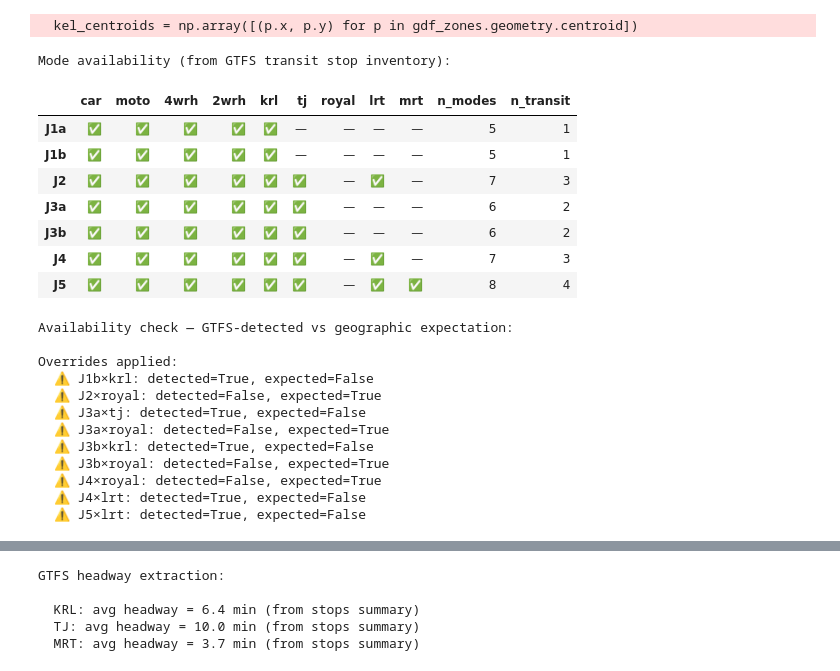
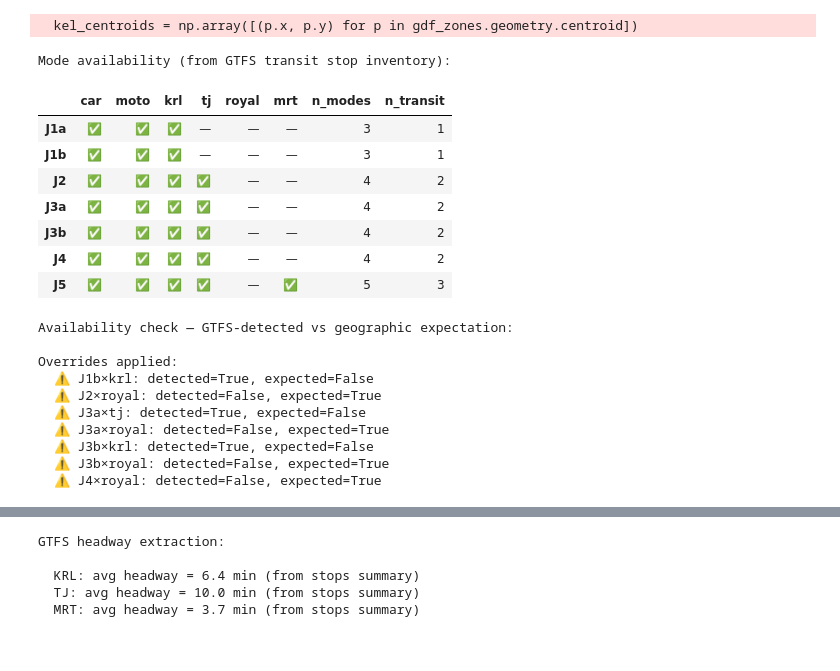
Before and after one commit to dhaneswaramandrasa/Jabodetabek-Transit-Equity-Mapper, a Jupyter notebook: notebooks/trans-eng-final/01_data_prep.ipynb, the cells around one changed output, grey strips where cells are left out. Cells and saved outputs as stored; diff of their text form; code cells hidden in the pictures.

```diff
--- a/notebooks/trans-eng-final/01_data_prep.ipynb
+++ b/notebooks/trans-eng-final/01_data_prep.ipynb
@@ -349,88 +349,82 @@ dtype: int64
 # %%
 # Determine mode availability from transit stops
 # A mode is "available" if it has at least 1 stop in the zone
-MODE_LABELS = ["car", "moto", "4wrh", "2wrh", "krl", "tj", "royal", "lrt", "mrt"]
+MODE_LABELS = ["car", "moto", "krl", "tj", "royal", "mrt"]
 
-# Initialize — private + ridehailing always available
-AVAIL = {z: {m: True for m in ["car", "moto", "4wrh", "2wrh"]} for z in ZONE_ORDER}
+# Initialize — private modes always available
+AVAIL = {z: {m: True for m in ["car", "moto"]} for z in ZONE_ORDER}
 
 # Check transit modes from stops data
 # GTFS mode mapping: "BRT" → TJ, "KRL" → KRL, "MRT" → MRT
 # RoyalTrans: check stops with route_ids containing "Royal" or fare_tier = "premium"
-# LRT: check for LRT mode or routes with "LRT" in name
 
-gtfs_mode_map = {"BRT": "tj", "KRL": "krl", "MRT": "mrt", "LRT": "lrt"}
+gtfs_mode_map = {"BRT": "tj", "KRL": "krl", "MRT": "mrt"}
 
 for z in ZONE_ORDER:
     z_stops = stops_in_zones[stops_in_zones["zone_id"] == z]
 
     # Initialize transit modes as unavailable
-    for mode in ["krl", "tj", "royal", "lrt", "mrt"]:
+    for mode in ["krl", "tj", "royal", "mrt"]:
         AVAIL[z][mode] = False
 
     # Check from mode column
     modes_present = set(z_stops["mode"].dropna().unique())
     for gtfs_m, our_m in gtfs_mode_map.items():
         if gtfs_m in modes_present:
             AVAIL[z][our_m] = True
 
     # Check RoyalTrans: look for premium fare tier or "Royal" in route_ids
     if "premium" in z_stops["fare_tier"].dropna().values:
         AVAIL[z]["royal"] = True
     # Also check route_ids for royal
     royal_routes = z_stops["route_ids"].dropna().str.contains("Royal|royal", case=False, na=False)
     if royal_routes.any():
         AVAIL[z]["royal"] = True
 
-    # Check LRT separately
-    lrt_routes = z_stops["route_ids"].dropna().str.contains("LRT|lrt", case=False, na=False)
-    if lrt_routes.any() or "LRT" in modes_present:
-        AVAIL[z]["lrt"] = True
-
 # Build DataFrame
 df_avail = pd.DataFrame(AVAIL).T
 df_avail = df_avail.reindex(ZONE_ORDER)[MODE_LABELS]
 
 # Display
 display_df = df_avail.replace({True: "✅", False: "—"})
 display_df["n_modes"] = df_avail.sum(axis=1).astype(int)
-display_df["n_transit"] = df_avail[["krl", "tj", "royal", "lrt", "mrt"]].sum(axis=1).astype(int)
+display_df["n_transit"] = df_avail[["krl", "tj", "royal", "mrt"]].sum(axis=1).astype(int)
 print("Mode availability (from GTFS transit stop inventory):\n")
 display_df
 # %% [output]
 Mode availability (from GTFS transit stop inventory):
-|  | car | moto | 4wrh | 2wrh | krl | tj | royal | lrt | mrt | n_modes | n_transit |
-| J1a | ✅ | ✅ | ✅ | ✅ | ✅ | — | — | — | — | 5 | 1 |
-| J1b | ✅ | ✅ | ✅ | ✅ | ✅ | — | — | — | — | 5 | 1 |
-| J2 | ✅ | ✅ | ✅ | ✅ | ✅ | ✅ | — | ✅ | — | 7 | 3 |
-| J3a | ✅ | ✅ | ✅ | ✅ | ✅ | ✅ | — | — | — | 6 | 2 |
-| J3b | ✅ | ✅ | ✅ | ✅ | ✅ | ✅ | — | — | — | 6 | 2 |
-| J4 | ✅ | ✅ | ✅ | ✅ | ✅ | ✅ | — | ✅ | — | 7 | 3 |
-| J5 | ✅ | ✅ | ✅ | ✅ | ✅ | ✅ | — | ✅ | ✅ | 8 | 4 |
+|  | car | moto | krl | tj | royal | mrt | n_modes | n_transit |
+| J1a | ✅ | ✅ | ✅ | — | — | — | 3 | 1 |
+| J1b | ✅ | ✅ | ✅ | — | — | — | 3 | 1 |
+| J2 | ✅ | ✅ | ✅ | ✅ | — | — | 4 | 2 |
+| J3a | ✅ | ✅ | ✅ | ✅ | — | — | 4 | 2 |
+| J3b | ✅ | ✅ | ✅ | ✅ | — | — | 4 | 2 |
+| J4 | ✅ | ✅ | ✅ | ✅ | — | — | 4 | 2 |
+| J5 | ✅ | ✅ | ✅ | ✅ | — | ✅ | 5 | 3 |
 # %%
 # Manual overrides based on geographic knowledge (where GTFS stops are outside zone boundaries
 # but the mode is reachable by walking)
 
 # J1a (Kota Bogor): KRL is available (Bogor station) — should be detected from stops
-# J2 (Kota Bekasi): TJ, LRT should be detected; KRL from Bekasi station
+# J2 (Kota Bekasi): TJ should be detected; KRL from Bekasi station
 # J3a (BSD): KRL (Serpong/Rawa Buntu stations) should be detected
 # J5 (South Jakarta): MRT should be detected
 
 # Print what was found vs what we expect from geographic knowledge
 EXPECTED = {
-    "J1a": {"krl": True, "tj": False, "royal": False, "lrt": False, "mrt": False},
-    "J1b": {"krl": False, "tj": False, "royal": False, "lrt": False, "mrt": False},
-    "J2":  {"krl": True, "tj": True, "royal": True, "lrt": True, "mrt": False},
-    "J3a": {"krl": True, "tj": False, "royal": True, "lrt": False, "mrt": False},
-    "J3b": {"krl": False, "tj": True, "royal": True, "lrt": False, "mrt": False},
-    "J4":  {"krl": True, "tj": True, "royal": True, "lrt": False, "mrt": False},
-    "J5":  {"krl": True, "tj": True, "royal": False, "lrt": False, "mrt": True},
+    "J1a": {"krl": True, "tj": False, "royal": False, "mrt": False},
+    "J1b": {"krl": False, "tj": False, "royal": False, "mrt": False},
+    "J2":  {"krl": True, "tj": True, "royal": True, "mrt": False},
+    "J3a": {"krl": True, "tj": False, "royal": True, "mrt": False},
+    "J3b": {"krl": False, "tj": True, "royal": True, "mrt": False},
+    "J4":  {"krl": True, "tj": True, "royal": True, "mrt": False},
+    "J5":  {"krl": True, "tj": True, "royal": False, "mrt": True},
 }
 
 print("Availability check — GTFS-detected vs geographic expectation:\n")
 mismatches = []
 for z in ZONE_ORDER:
-    for mode in ["krl", "tj", "royal", "lrt", "mrt"]:
+    for mode in ["krl", "tj", "royal", "mrt"]:
         detected = df_avail.loc[z, mode]
         expected = EXPECTED[z][mode]
         if detected != expected:
@@ -455,8 +449,6 @@ Overrides applied:
   ⚠ J3b×krl: detected=True, expected=False
   ⚠ J3b×royal: detected=False, expected=True
   ⚠ J4×royal: detected=False, expected=True
-  ⚠ J4×lrt: detected=True, expected=False
-  ⚠ J5×lrt: detected=True, expected=False
 # %%
 # Export zone table + availability
 zones_export = df_zones.copy()
```
Also changed, not shown: parts of 13 cells of this notebook, 4 other files.
